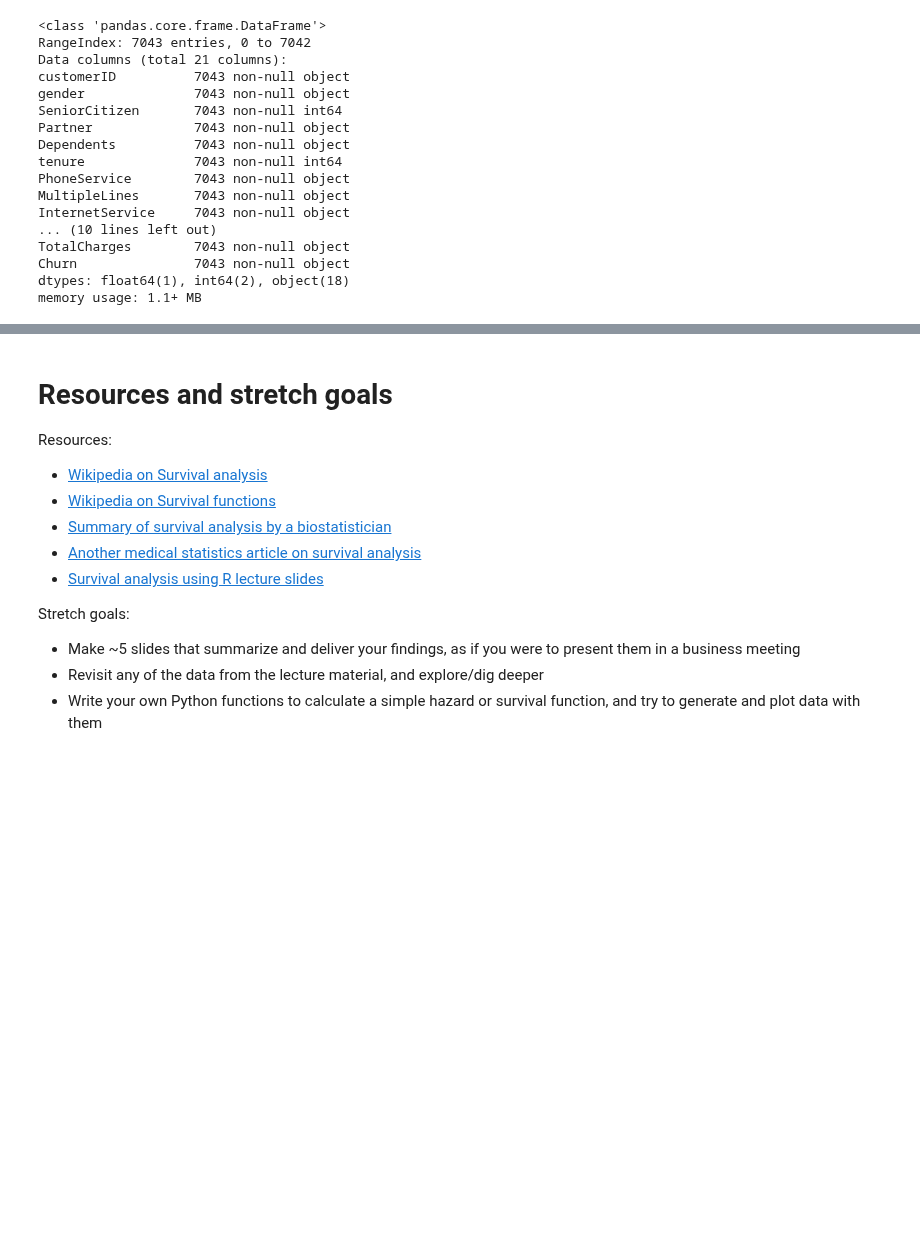
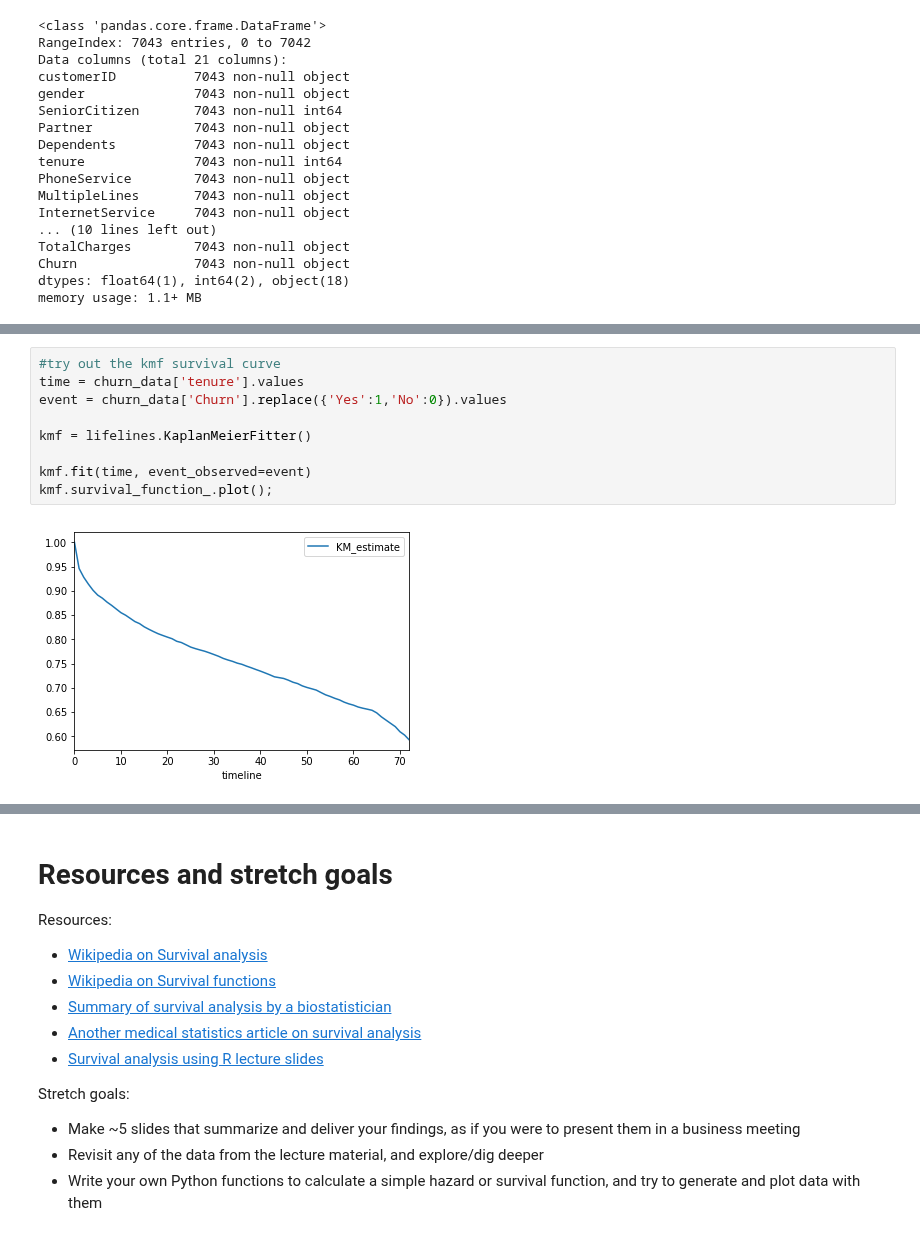
Before and after one commit to LambdaSchool/DS-Unit-2-Sprint-4-Practicing-Understanding, a Jupyter notebook: module2-regularization-survival-analysis/LS_DS_232_Survival_Analysis.ipynb, the cells around one changed output, grey strips where cells are left out. Drawn from its saved outputs; the diff is of its cells as text; blank space fills up the shorter version.

```diff
--- a/module2-regularization-survival-analysis/LS_DS_232_Survival_Analysis.ipynb
+++ b/module2-regularization-survival-analysis/LS_DS_232_Survival_Analysis.ipynb
@@ -404,0 +439,11 @@ memory usage: 1.1+ MB
+# %%
+#try out the kmf survival curve
+time = churn_data['tenure'].values
+event = churn_data['Churn'].replace({'Yes':1,'No':0}).values
+
+kmf = lifelines.KaplanMeierFitter()
+
+kmf.fit(time, event_observed=event)
+kmf.survival_function_.plot();
+# %% [output]
+[figure, added]
```
Also changed, not shown: parts of 36 cells of this notebook.
